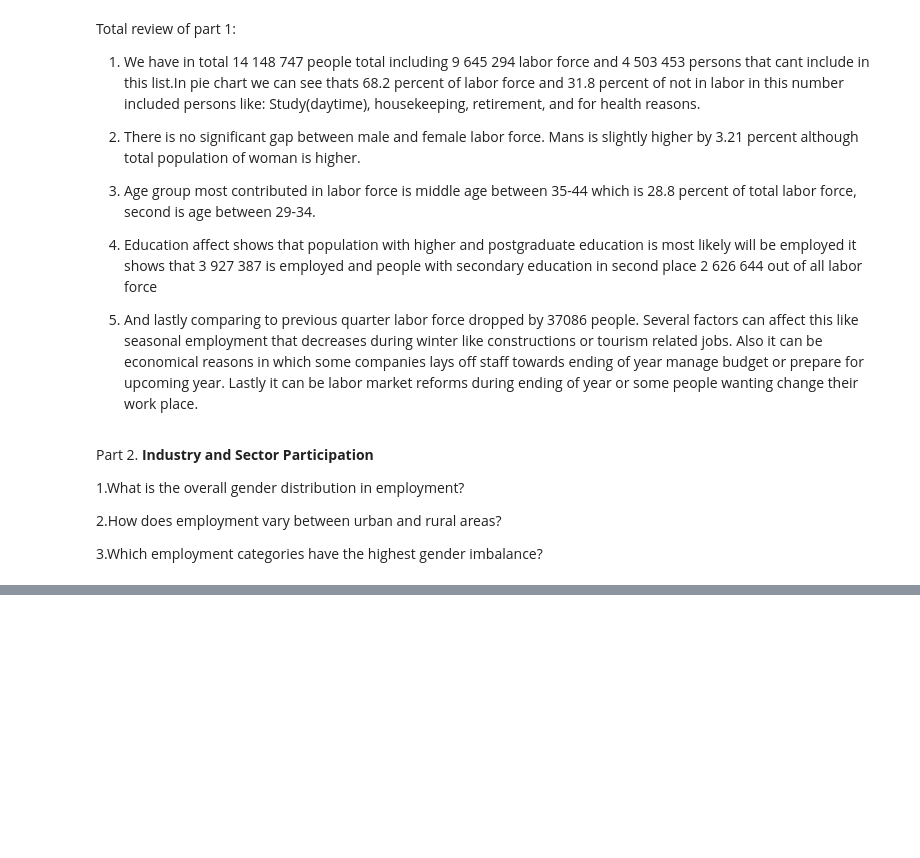
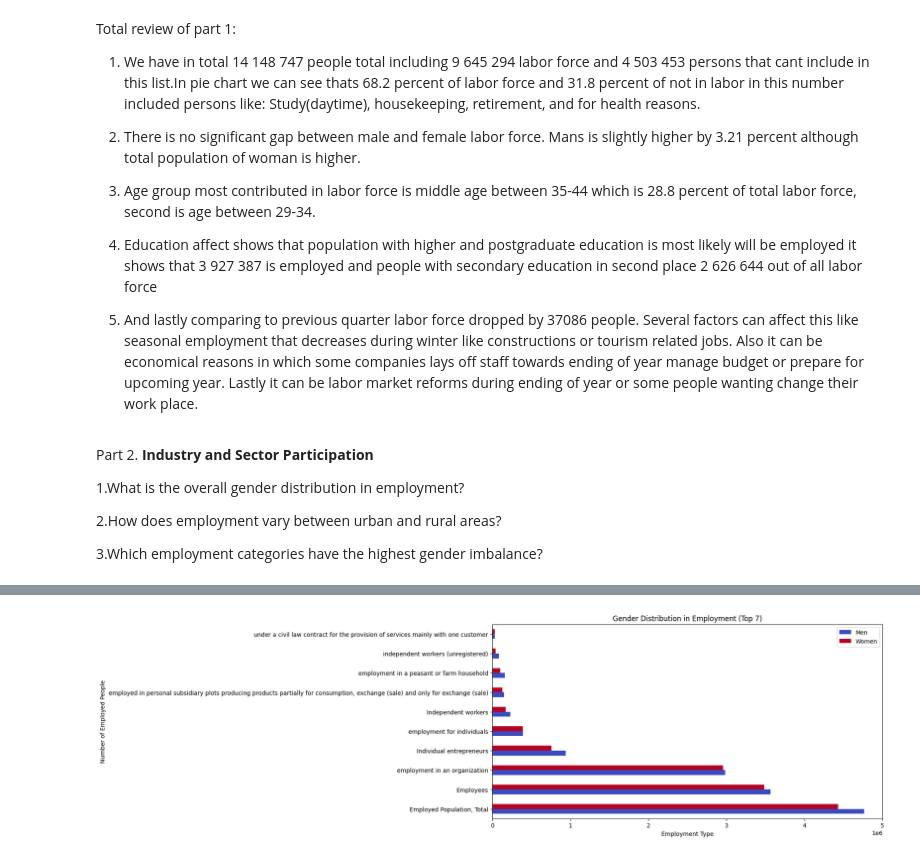
Before and after one commit to bochida/Economic-and-Employment-analysis-of-2024, a Jupyter notebook: python_analysis.ipynb, the cells around one changed output, grey strips where cells are left out. Cells and saved outputs as stored; diff of their text form; code cells hidden in the pictures; blank space fills up the shorter version.

```diff
--- a/python_analysis.ipynb
+++ b/python_analysis.ipynb
@@ -269,0 +266,12 @@ ValueError: Length mismatch: Expected axis has 13 elements, new values have 10 e
+# %%
+df_gender = df_top7[["Category", "Men Employed", "Women Employed"]]
+df_gender.set_index("Category", inplace=True)
+
+df_gender.plot(kind="barh", figsize=(12, 6), colormap="coolwarm")
+plt.xlabel("Employment Type")
+plt.ylabel("Number of Employed People")
+plt.title("Gender Distribution in Employment (Top 7)")
+plt.legend(["Men", "Women"])
+plt.show()
+# %% [output]
+[figure, added]
```
Also changed, not shown: parts of 4 cells of this notebook.
